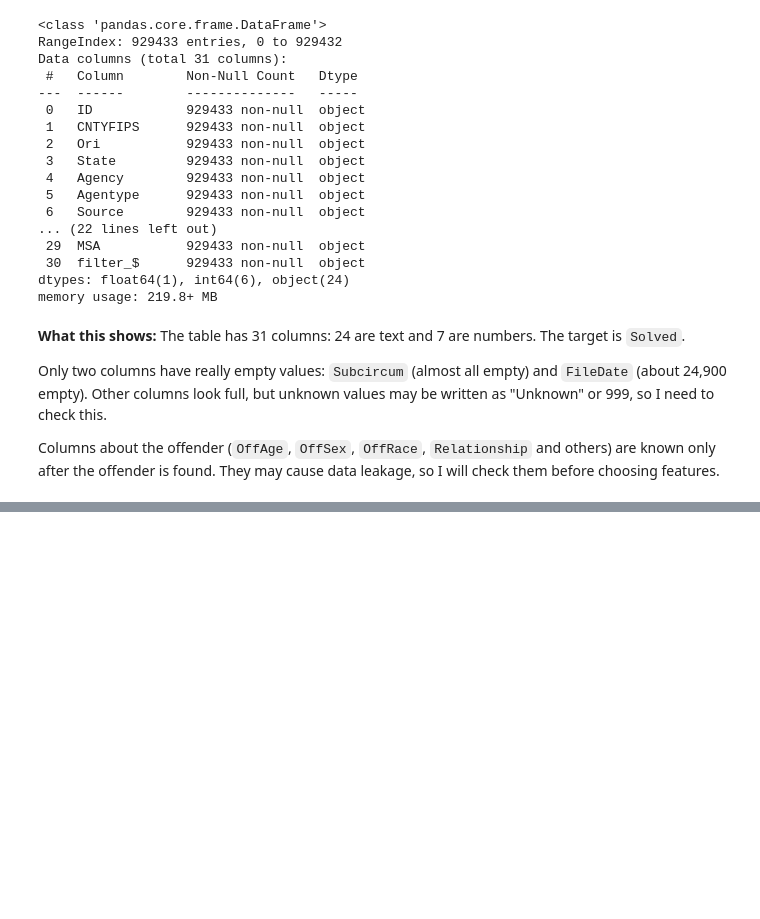
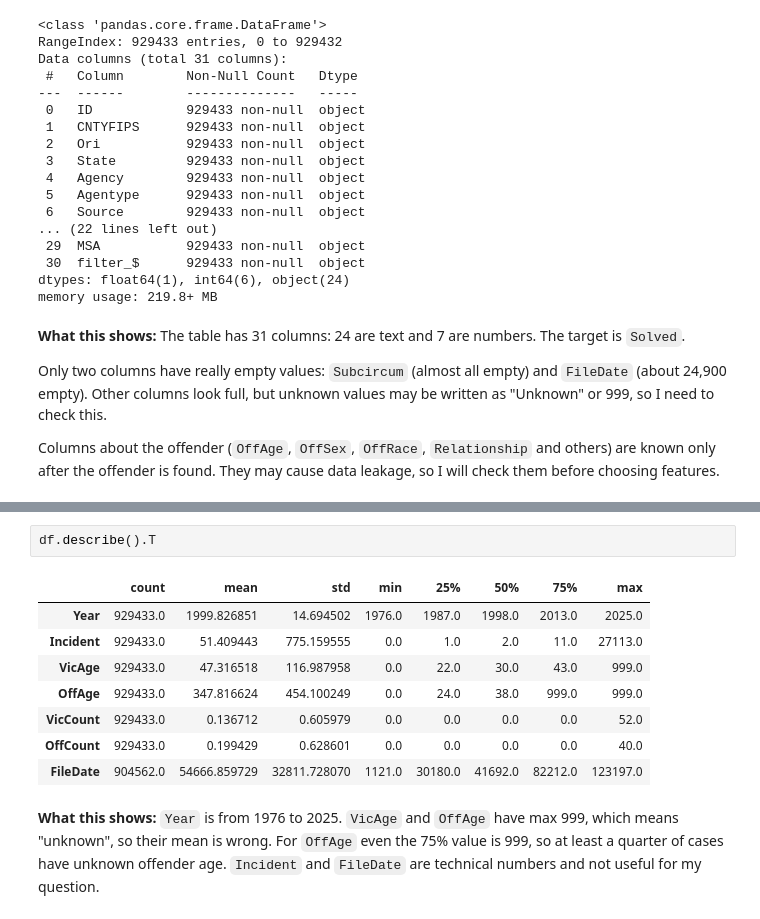
Before and after one commit to Anastasiia-hub0/unsolved-homicides-analysis, a Jupyter notebook: unsolved_homicides_analysis.ipynb, the cells around one changed output, grey strips where cells are left out. Cells and saved outputs as stored; diff of their text form; blank space fills up the shorter version.

```diff
--- a/unsolved_homicides_analysis.ipynb
+++ b/unsolved_homicides_analysis.ipynb
@@ -142,0 +170,13 @@ Columns about the offender (`OffAge`, `OffSex`, `OffRace`, `Relationship` and ot
+# %%
+df.describe().T
+# %% [output]
+|  | count | mean | std | min | 25% | 50% | 75% | max |
+| Year | 929433.0 | 1999.826851 | 14.694502 | 1976.0 | 1987.0 | 1998.0 | 2013.0 | 2025.0 |
+| Incident | 929433.0 | 51.409443 | 775.159555 | 0.0 | 1.0 | 2.0 | 11.0 | 27113.0 |
+| VicAge | 929433.0 | 47.316518 | 116.987958 | 0.0 | 22.0 | 30.0 | 43.0 | 999.0 |
+| OffAge | 929433.0 | 347.816624 | 454.100249 | 0.0 | 24.0 | 38.0 | 999.0 | 999.0 |
+| VicCount | 929433.0 | 0.136712 | 0.605979 | 0.0 | 0.0 | 0.0 | 0.0 | 52.0 |
+| OffCount | 929433.0 | 0.199429 | 0.628601 | 0.0 | 0.0 | 0.0 | 0.0 | 40.0 |
+| FileDate | 904562.0 | 54666.859729 | 32811.728070 | 1121.0 | 30180.0 | 41692.0 | 82212.0 | 123197.0 |
+# %% [markdown]
+**What this shows:** `Year` is from 1976 to 2025. `VicAge` and `OffAge` have max 999, which means "unknown", so their mean is wrong. For `OffAge` even the 75% value is 999, so at least a quarter of cases have unknown offender age. `Incident` and `FileDate` are technical numbers and not useful for my question.
```
Also changed, not shown: parts of 3 cells of this notebook.
